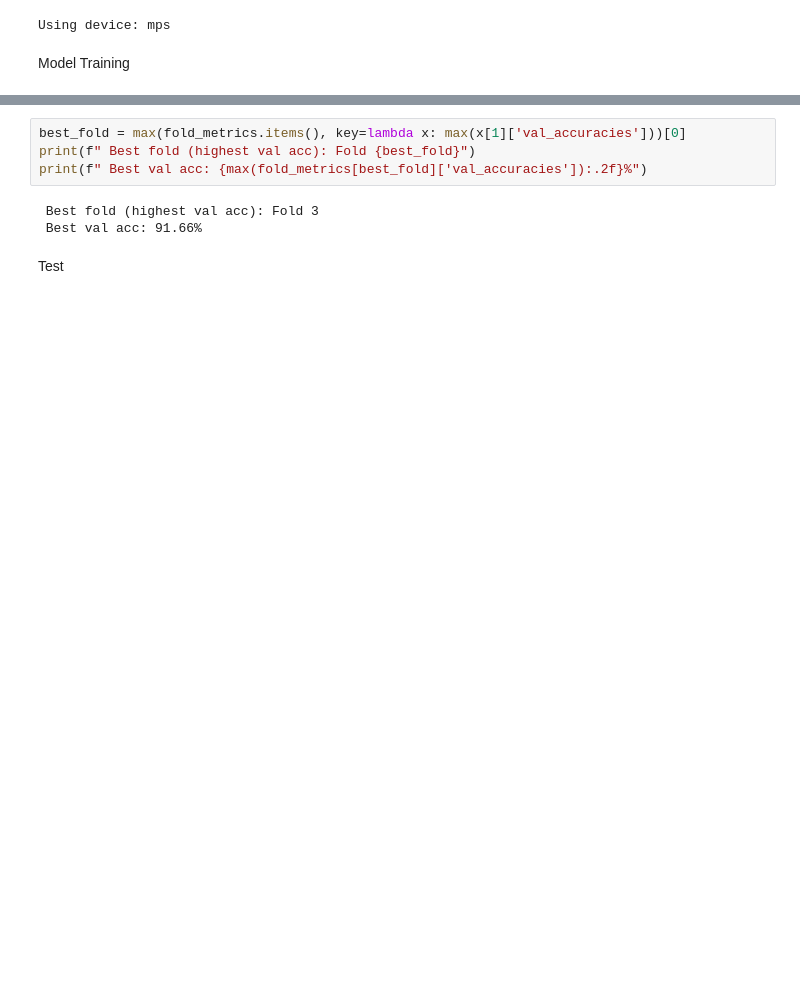
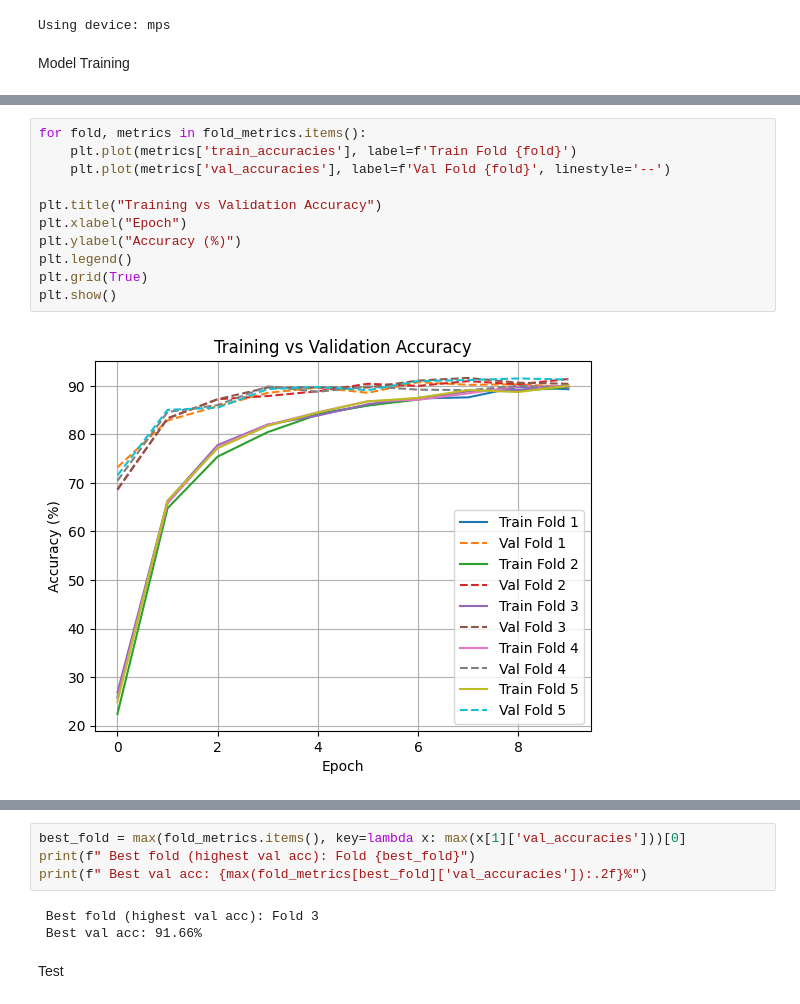
Before and after one commit to rae-yx/cp2, a Jupyter notebook: cp2.ipynb, the cells around one changed output, grey strips where cells are left out. Cells and saved outputs as stored; diff of their text form; blank space fills up the shorter version.

Commit message:
visualization

```diff
--- a/cp2.ipynb
+++ b/cp2.ipynb
@@ -379,3 +373,16 @@ for fold, (train_idx, val_idx) in enumerate(skf.split(train_val_images, train_va
 [Fold 1] Epoch 5, Val Accuracy: 89.68%
 [Fold 1] Epoch 6, Loss: 62.6053, Accuracy: 85.98%
 ... (88 outputs left out)
+# %%
+for fold, metrics in fold_metrics.items():
+    plt.plot(metrics['train_accuracies'], label=f'Train Fold {fold}')
+    plt.plot(metrics['val_accuracies'], label=f'Val Fold {fold}', linestyle='--')
+
+plt.title("Training vs Validation Accuracy")
+plt.xlabel("Epoch")
+plt.ylabel("Accuracy (%)")
+plt.legend()
+plt.grid(True)
+plt.show()
+# %% [output]
+[figure, added]
```
Also changed, not shown: parts of 11 cells of this notebook.
